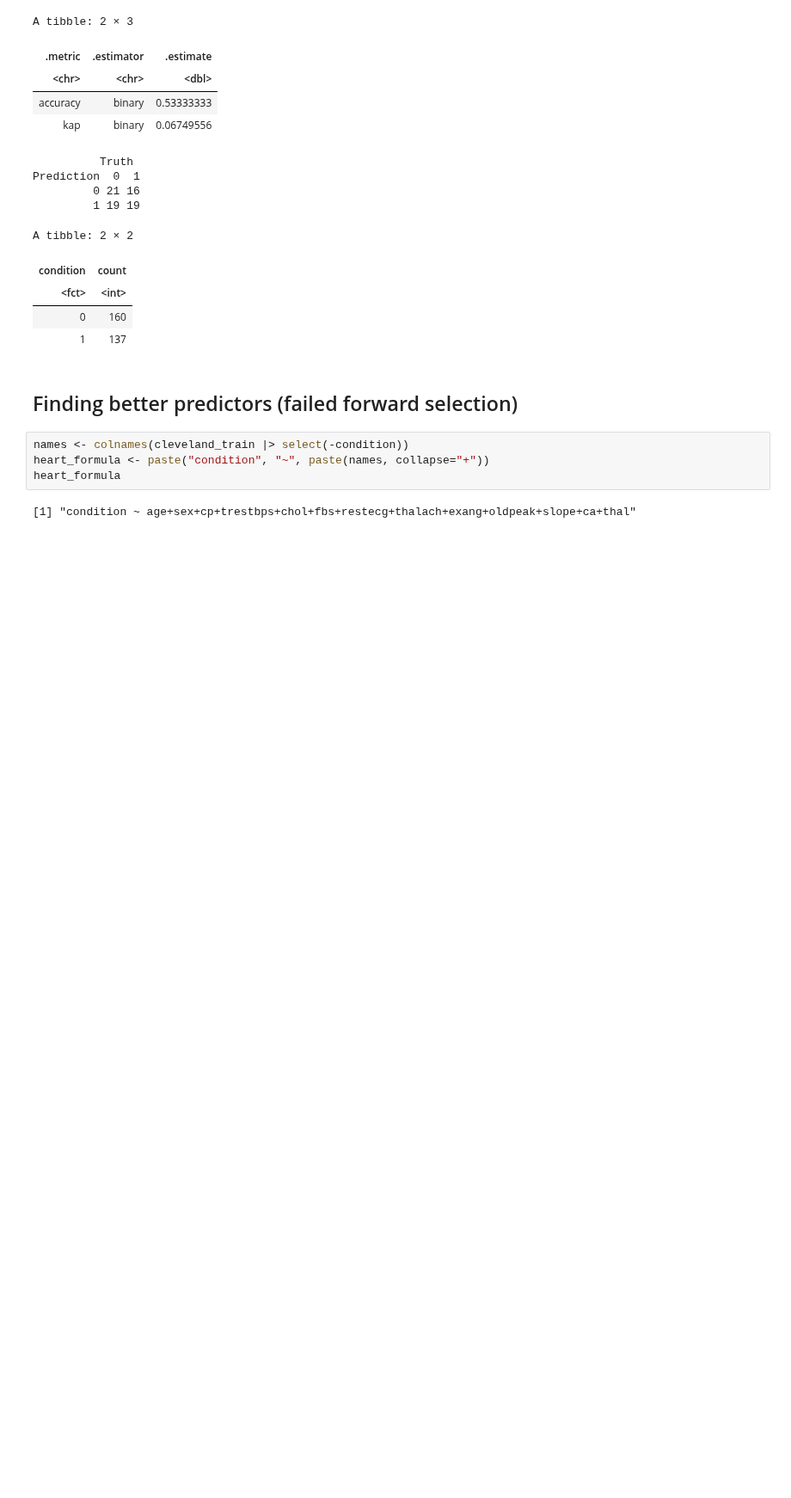
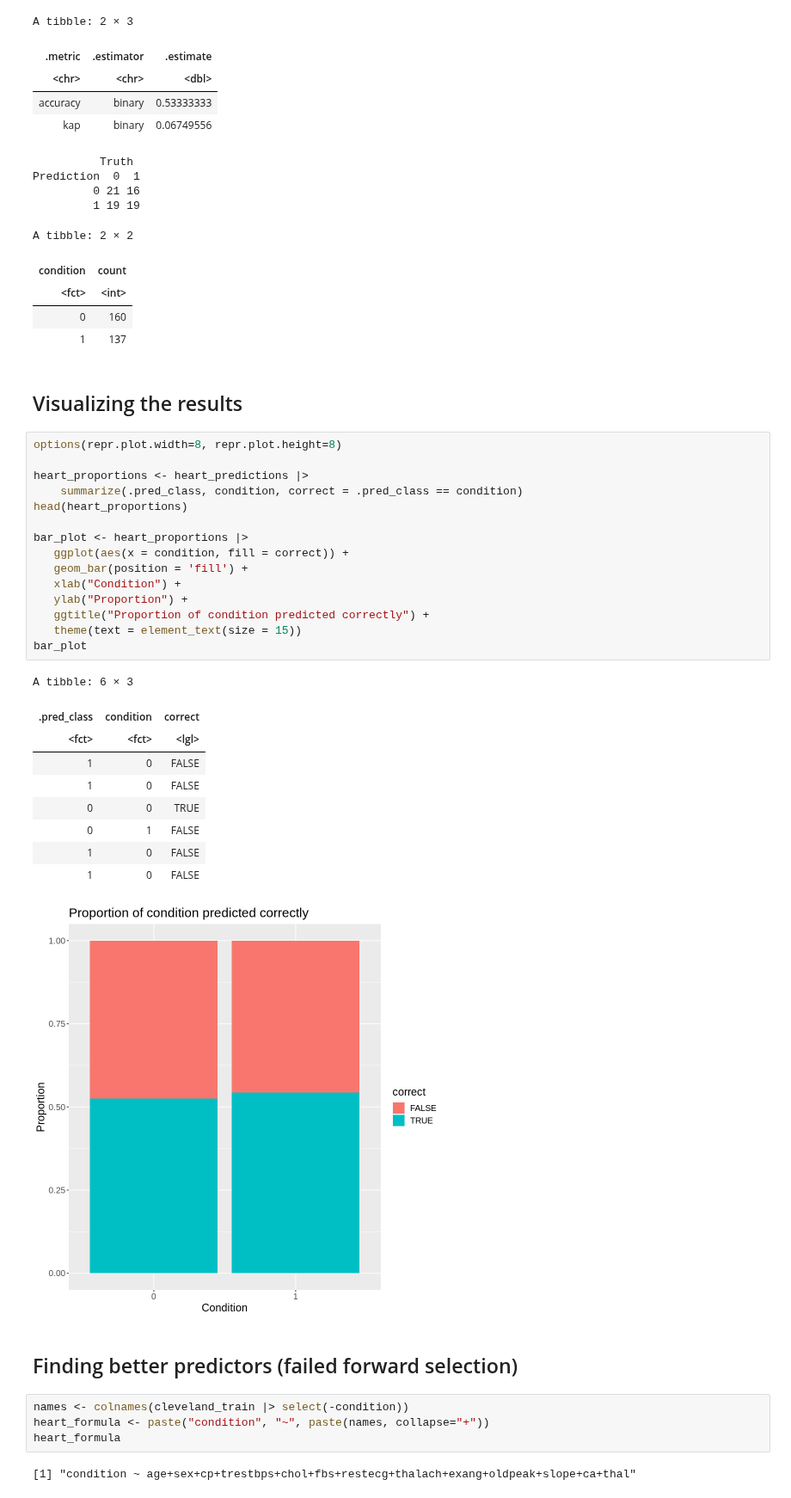
Before and after one commit to aChipmunka/dsci100_2023s1_group21, a Jupyter notebook: project/group_project_report.ipynb, the cells around one changed output. Shown at 86% size. Saved outputs shown, nothing was run; the diff lists cells and outputs as text; blank space fills up the shorter version.

Commit message:
Created a bar plot to visualize the results of the model

```diff
--- a/project/group_project_report.ipynb
+++ b/project/group_project_report.ipynb
@@ -189,6 +189,34 @@ A tibble: 2 × 2
 | <fct> | <int> |
 | 0 | 160 |
 | 1 | 137 |
+# %% [markdown]
+## Visualizing the results
+# %%
+options(repr.plot.width=8, repr.plot.height=8)
+
+heart_proportions <- heart_predictions |>
+    summarize(.pred_class, condition, correct = .pred_class == condition)
+head(heart_proportions)
+
+bar_plot <- heart_proportions |>
+   ggplot(aes(x = condition, fill = correct)) +
+   geom_bar(position = 'fill') +
+   xlab("Condition") +
+   ylab("Proportion") +
+   ggtitle("Proportion of condition predicted correctly") +
+   theme(text = element_text(size = 15))
+bar_plot
+# %% [output]
+A tibble: 6 × 3
+| .pred_class | condition | correct |
+| <fct> | <fct> | <lgl> |
+| 1 | 0 | FALSE |
+| 1 | 0 | FALSE |
+| 0 | 0 | TRUE |
+| 0 | 1 | FALSE |
+| 1 | 0 | FALSE |
+| 1 | 0 | FALSE |
+[figure, added]
 # %% [markdown]
 ## Finding better predictors (failed forward selection)
 # %%
```
Also changed, not shown: parts of 1 cell of this notebook.
